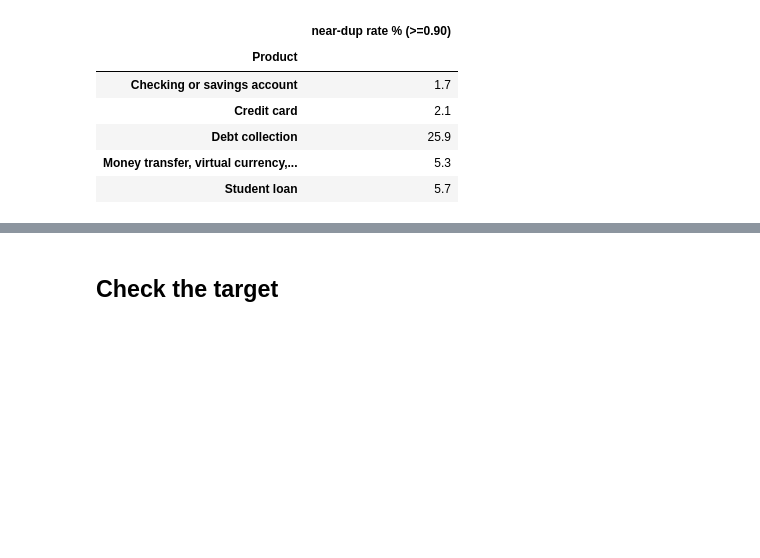
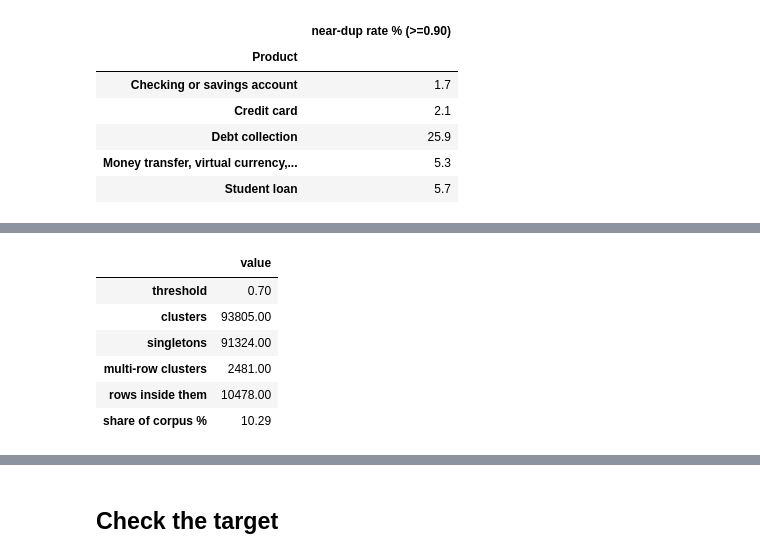
Before and after one commit to Udbhav748/fintech-complaint-classification-lstm-distilbert, a Jupyter notebook: notebooks/01_eda.ipynb, the cells around one changed output, grey strips where cells are left out. Drawn from its saved outputs; the diff is of its cells as text; code cells hidden in the pictures; blank space fills up the shorter version.

```diff
--- a/notebooks/01_eda.ipynb
+++ b/notebooks/01_eda.ipynb
@@ -270,0 +285,21 @@ measured against the TF-IDF reference below before proposing anything, since a
+# %%
+clusters = dedup.load_clusters("../data/splits/near_dup_clusters.npy", expected_rows=len(dd))
+sizes = np.bincount(clusters)
+multi = sizes[sizes > 1]
+
+pd.Series({
+    "threshold": dedup.CLUSTER_THRESHOLD,
+    "clusters": len(sizes),
+    "singletons": int((sizes == 1).sum()),
+    "multi-row clusters": len(multi),
+    "rows inside them": int(multi.sum()),
+    "share of corpus %": round(100 * multi.sum() / len(dd), 2),
+}).to_frame("value")
+# %% [output]
+|  | value |
+| threshold | 0.70 |
+| clusters | 93805.00 |
+| singletons | 91324.00 |
+| multi-row clusters | 2481.00 |
+| rows inside them | 10478.00 |
+| share of corpus % | 10.29 |
```
Also changed, not shown: parts of 13 cells of this notebook, 11 other files.
